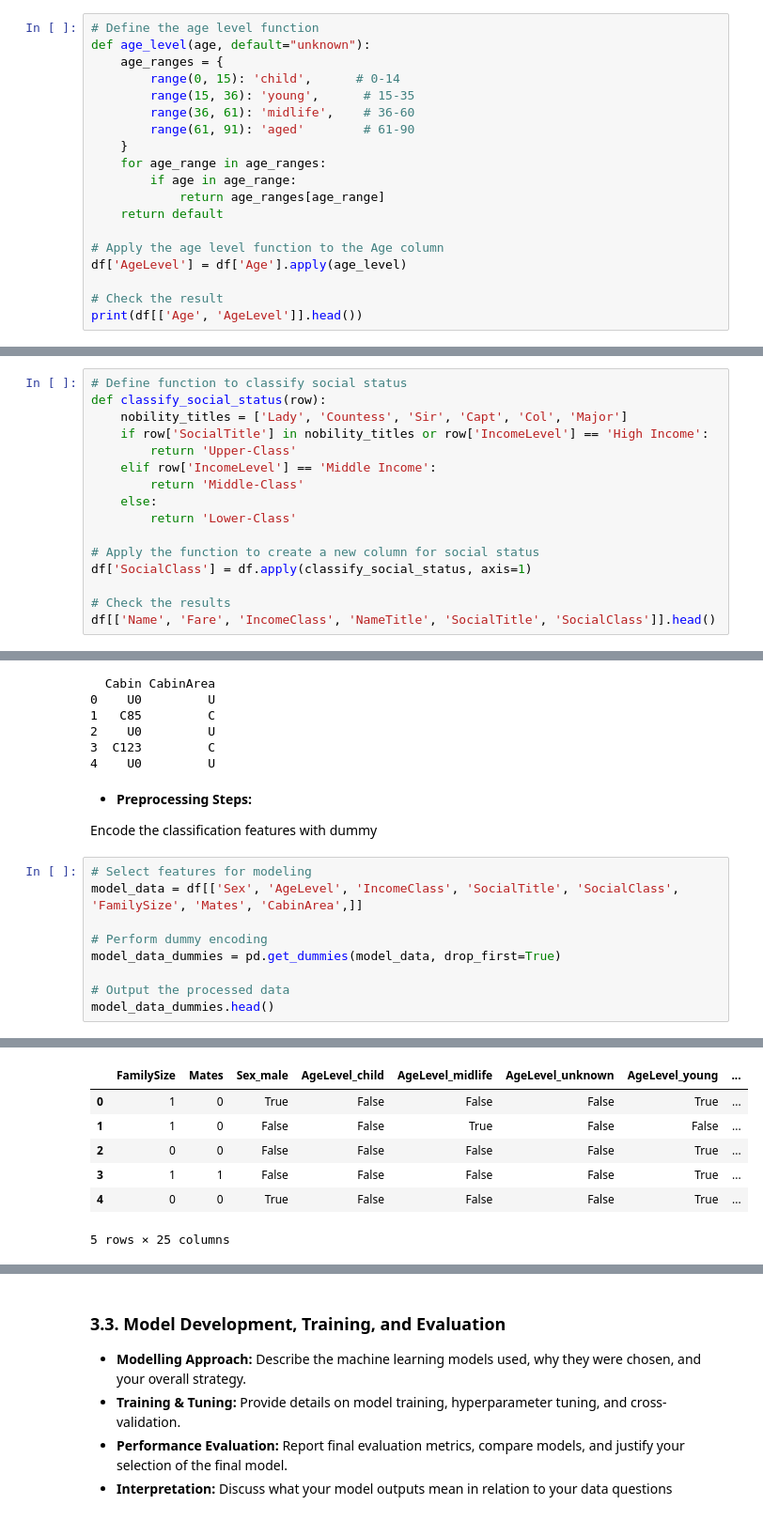
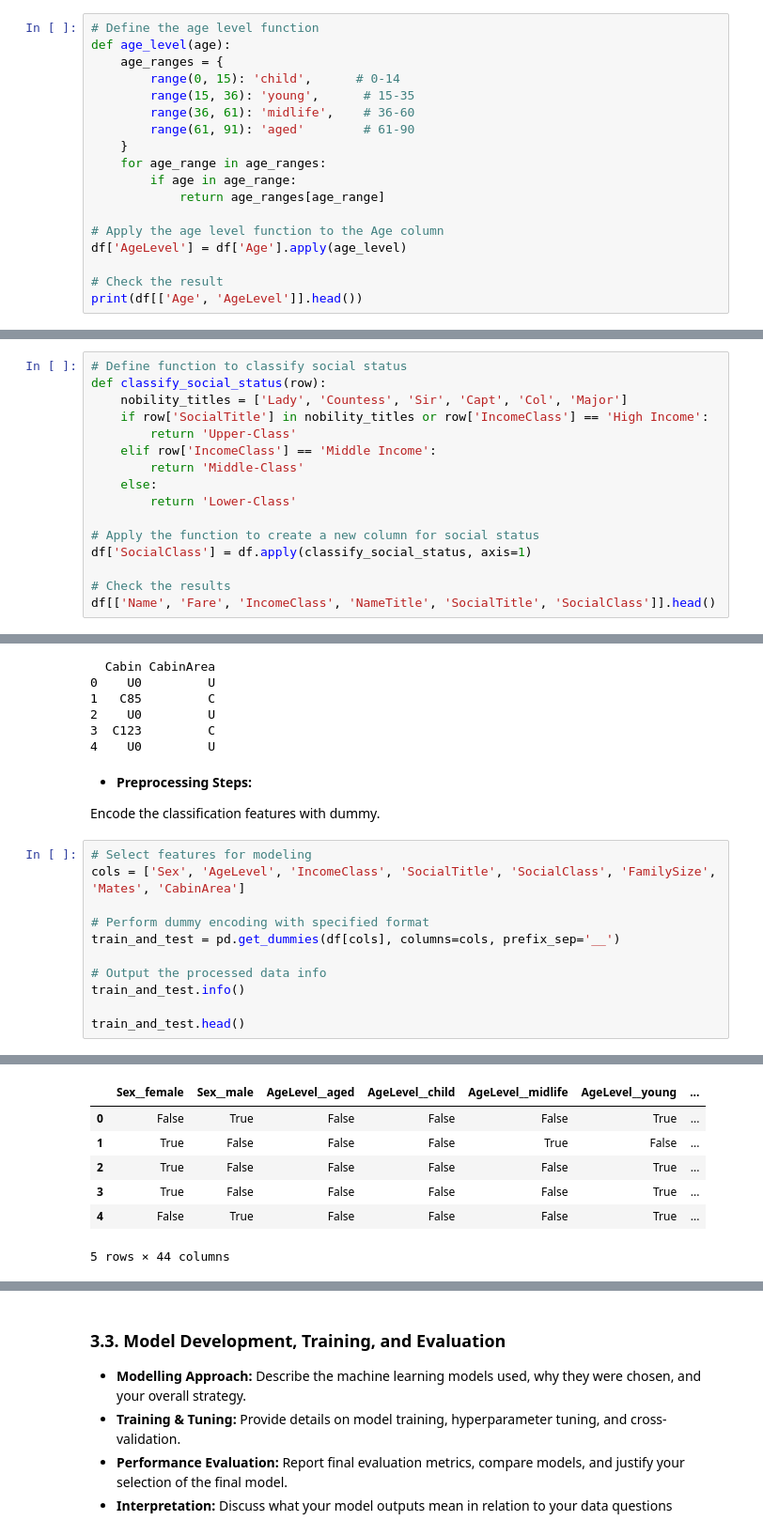
Before and after one commit to wuke0708/5001, a Jupyter notebook: CIV_Group2_f3.ipynb, the cells around one changed output, grey strips where cells are left out. Shown: that part at 94% size. Cells and saved outputs as stored; diff of their text form.

```diff
--- a/CIV_Group2_f3.ipynb
+++ b/CIV_Group2_f3.ipynb
@@ -891,7 +891,7 @@ So we need to extract the new features that were not extracted before
 2. Extract AgeLevel (age layer)
 # %%
 # Define the age level function
-def age_level(age, default="unknown"):
+def age_level(age):
     age_ranges = {
         range(0, 15): 'child',      # 0-14
         range(15, 36): 'young',      # 15-35
@@ -901,7 +901,6 @@ def age_level(age, default="unknown"):
     for age_range in age_ranges:
         if age in age_range:
             return age_ranges[age_range]
-    return default
 
 # Apply the age level function to the Age column
 df['AgeLevel'] = df['Age'].apply(age_level)
@@ -1014,9 +1013,9 @@ df[['Name', 'NameTitle', 'SocialTitle']].head()
 # Define function to classify social status
 def classify_social_status(row):
     nobility_titles = ['Lady', 'Countess', 'Sir', 'Capt', 'Col', 'Major']
-    if row['SocialTitle'] in nobility_titles or row['IncomeLevel'] == 'High Income':
+    if row['SocialTitle'] in nobility_titles or row['IncomeClass'] == 'High Income':
         return 'Upper-Class'
-    elif row['IncomeLevel'] == 'Middle Income':
+    elif row['IncomeClass'] == 'Middle Income':
         return 'Middle-Class'
     else:
         return 'Lower-Class'
@@ -1086,14 +1085,16 @@ print(df[['Cabin', 'CabinArea']].head())
 # %% [markdown]
 - **Preprocessing Steps:**
 
-Encode the classification features with dummy
+Encode the classification features with dummy.
 # %%
 # Select features for modeling
-model_data = df[['Sex', 'AgeLevel', 'IncomeClass', 'SocialTitle', 'SocialClass', 'FamilySize', 'Mates', 'CabinArea',]]
+cols = ['Sex', 'AgeLevel', 'IncomeClass', 'SocialTitle', 'SocialClass', 'FamilySize', 'Mates', 'CabinArea']
 
-# Perform dummy encoding
-model_data_dummies = pd.get_dummies(model_data, drop_first=True)
+# Perform dummy encoding with specified format
+train_and_test = pd.get_dummies(df[cols], columns=cols, prefix_sep='__')
 
-# Output the processed data
-model_data_dummies.head()
+# Output the processed data info
+train_and_test.info()
+
+train_and_test.head()
 # %% [output]
@@ -1100,7 +1118,7 @@ model_data_dummies.head()
-|  | FamilySize | Mates | Sex_male | AgeLevel_child | AgeLevel_midlife | AgeLevel_unknown | AgeLevel_young | ... |
-| 0 | 1 | 0 | True | False | False | False | True | ... |
-| 1 | 1 | 0 | False | False | True | False | False | ... |
-| 2 | 0 | 0 | False | False | False | False | True | ... |
-| 3 | 1 | 1 | False | False | False | False | True | ... |
-| 4 | 0 | 0 | True | False | False | False | True | ... |
+|  | Sex__female | Sex__male | AgeLevel__aged | AgeLevel__child | AgeLevel__midlife | AgeLevel__young | ... |
+| 0 | False | True | False | False | False | True | ... |
+| 1 | True | False | False | False | True | False | ... |
+| 2 | True | False | False | False | False | True | ... |
+| 3 | True | False | False | False | False | True | ... |
+| 4 | False | True | False | False | False | True | ... |
-5 rows × 25 columns
+5 rows × 44 columns
```
Also changed, not shown: parts of 8 cells of this notebook.
